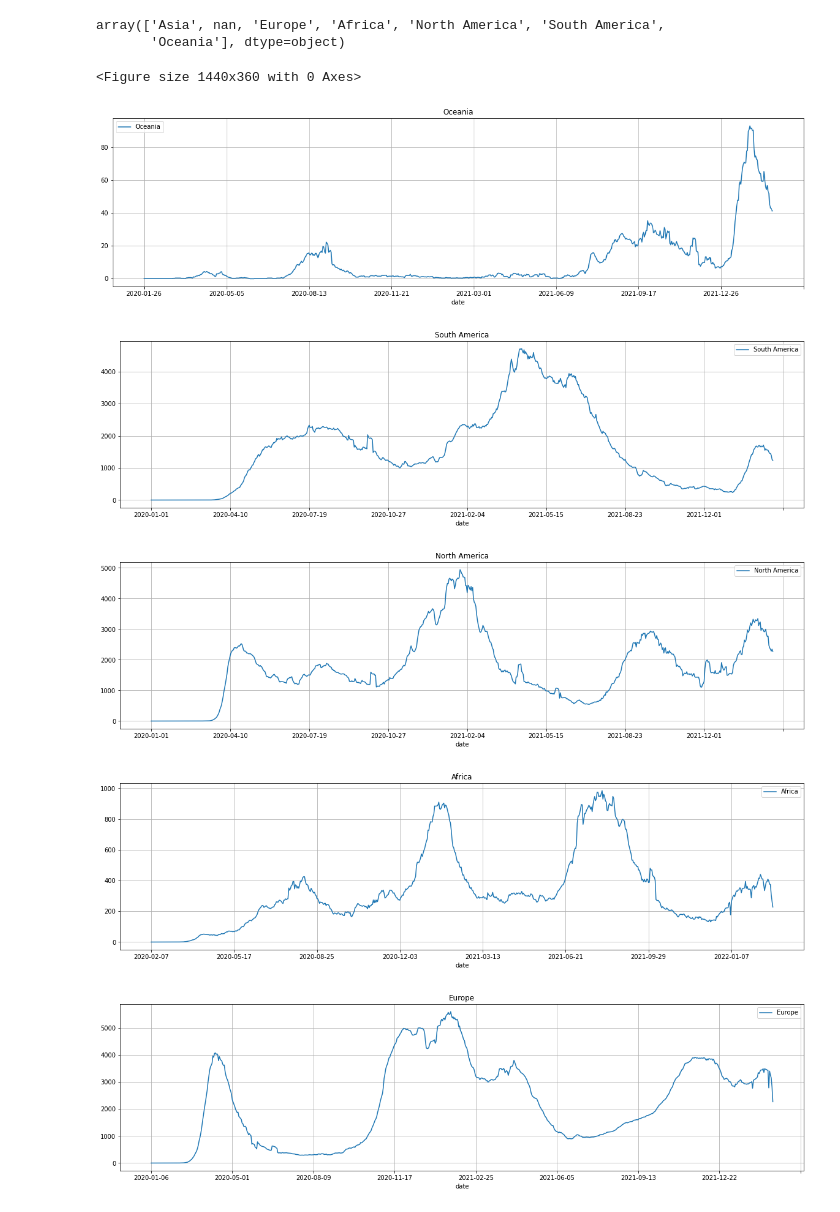
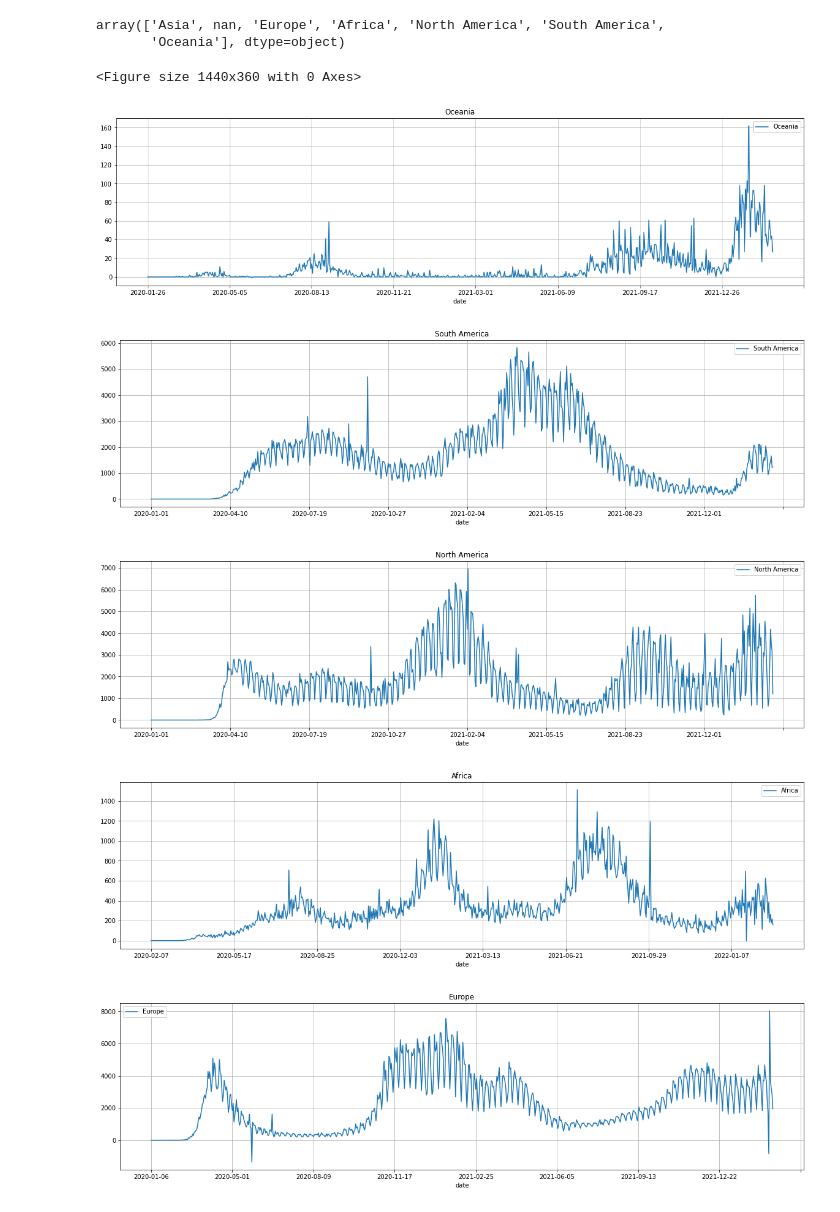
Before and after one commit to tjhickey724/cs103a, a Jupyter notebook: coviddata-full.ipynb, the cells around one changed output. Saved outputs shown, nothing was run; the diff lists cells and outputs as text; code cells hidden in the pictures.

```diff
--- a/coviddata-full.ipynb
+++ b/coviddata-full.ipynb
@@ -274,27 +274,27 @@ array(['Asia', nan, 'Europe', 'Africa', 'North America', 'South America',
 # %%
 plt.figure(figsize=(20,5))
 for continent in continents[::-1]:
     if str(continent)=='nan':  # I don't know why some fields have continent = 'nan'
            continue
     plt.figure(figsize=(20,5))
 
     # select only those rows for the continent we're interested in
     df6 = df[df['continent']==continent]
 
     # sum up all of the deaths on that continent grouped by date and get a new Series object
-    new_deaths = df6.groupby(['date']).new_deaths_smoothed.agg(sum)
+    new_deaths = df6.groupby(['date']).new_deaths.agg(sum)
 
     # plot those deaths and add the label for the continent
     new_deaths.plot(label=continent)
 
     # add the title, grid, and legend
     plt.title(continent)
     plt.grid()
     plt.legend()
 # %% [output]
 <Figure size 1440x360 with 0 Axes>
-[figure, old version]
+[figure, new version]
-[figure, old version]
+[figure, new version]
-[figure, old version]
+[figure, new version]
-[figure, old version]
+[figure, new version]
-[figure, old version]
+[figure, new version]
```
Also changed, not shown: parts of 2 cells of this notebook, 2 other files.
